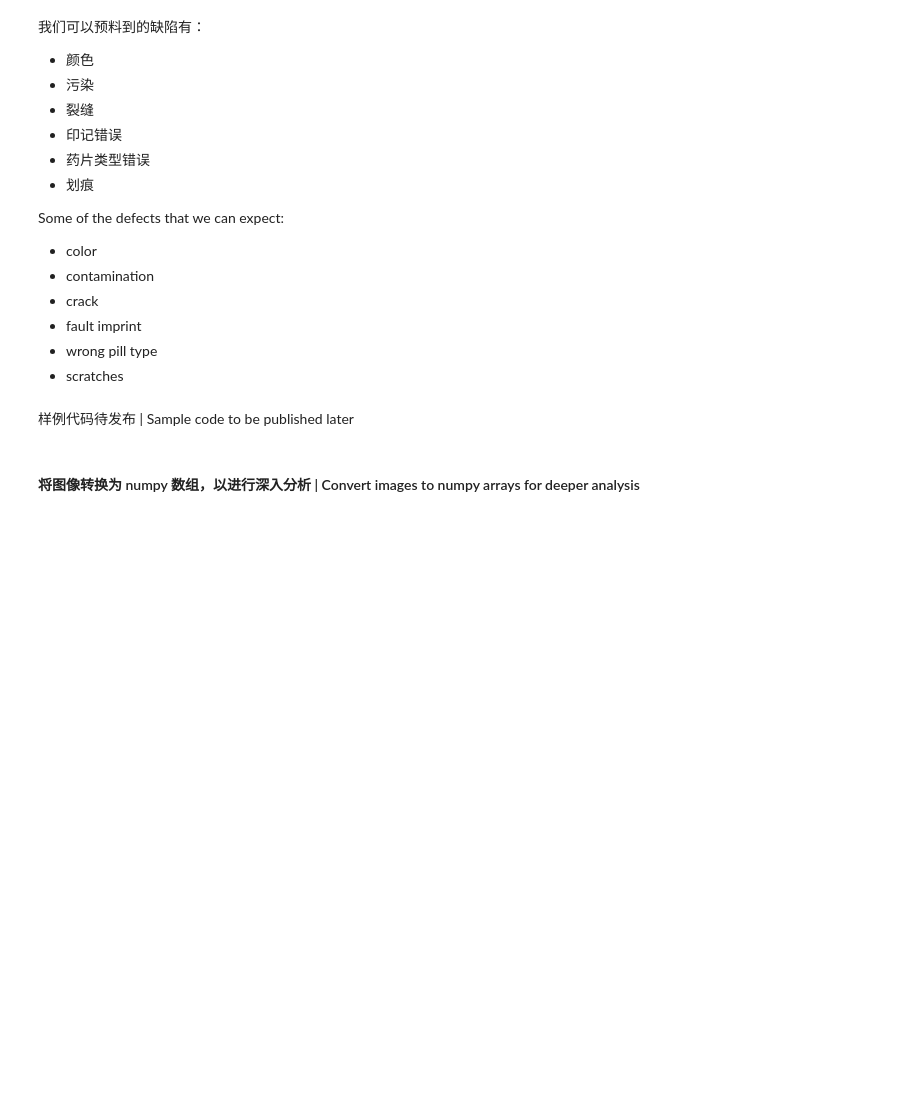
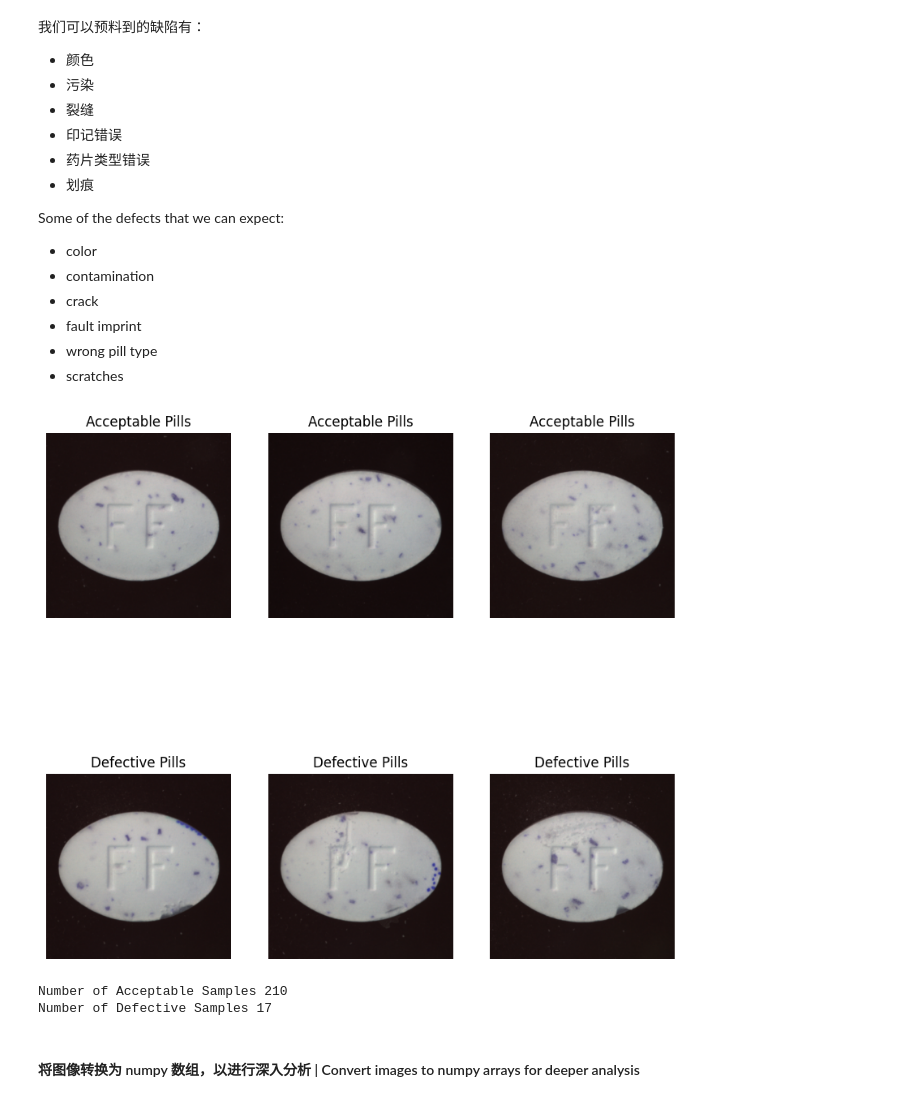
Before and after one commit to idz-cn/2023hackathon, a Jupyter notebook: computer-vision-track/CV_Notebook_bilingual.ipynb, the cells around one changed output. Saved outputs shown, nothing was run; the diff lists cells and outputs as text; code cells hidden in the pictures; blank space fills up the shorter version.

```diff
--- a/computer-vision-track/CV_Notebook_bilingual.ipynb
+++ b/computer-vision-track/CV_Notebook_bilingual.ipynb
@@ -114,8 +172,45 @@ Some of the defects that we can expect:
 - fault imprint
 - wrong pill type
 - scratches
-# %% [markdown]
-样例代码待发布 | Sample code to be published later
+# %%
+import cv2
+
+train_dir = './data/train' # image folder
+
+# get the list of jpegs from sub image class folders
+good_imgs = [fn for fn in os.listdir(f'{train_dir}/good') if fn.endswith('.png')]
+bad_imgs = [fn for fn in os.listdir(f'{train_dir}/bad') if fn.endswith('.png')]
+
+# randomly select 3 of each
+select_norm = np.random.choice(good_imgs, 3, replace = False)
+select_pneu = np.random.choice(bad_imgs, 3, replace = False)
+
+# plotting 2 x 3 image matrix
+fig = plt.figure(figsize = (10,10))
+for i in range(6):
+    if i < 3:
+        fp = f'{train_dir}/good/{select_norm[i]}'
+        label = 'Acceptable Pills'
+    else:
+        fp = f'{train_dir}/bad/{select_pneu[i-3]}'
+        label = 'Defective Pills'
+    ax = fig.add_subplot(2, 3, i+1)
+
+    # to plot without rescaling, remove target_size
+    fn = cv2.imread(fp)
+    fn_gray = cv2.cvtColor(fn, cv2.COLOR_BGR2GRAY)
+    plt.imshow(fn, cmap='Greys_r')
+    plt.title(label)
+    plt.axis('off')
+plt.show()
+
+# also check the number of files here
+print(f'Number of Acceptable Samples {len(good_imgs)}')
+print(f'Number of Defective Samples {len(bad_imgs)}')
+# %% [output]
+[figure, added]
+Number of Acceptable Samples 210
+Number of Defective Samples 17
 # %% [markdown]
 #### 将图像转换为 numpy 数组，以进行深入分析 | Convert images to numpy arrays for deeper analysis
 # %%
```
Also changed, not shown: parts of 26 cells of this notebook, 7 other files.
